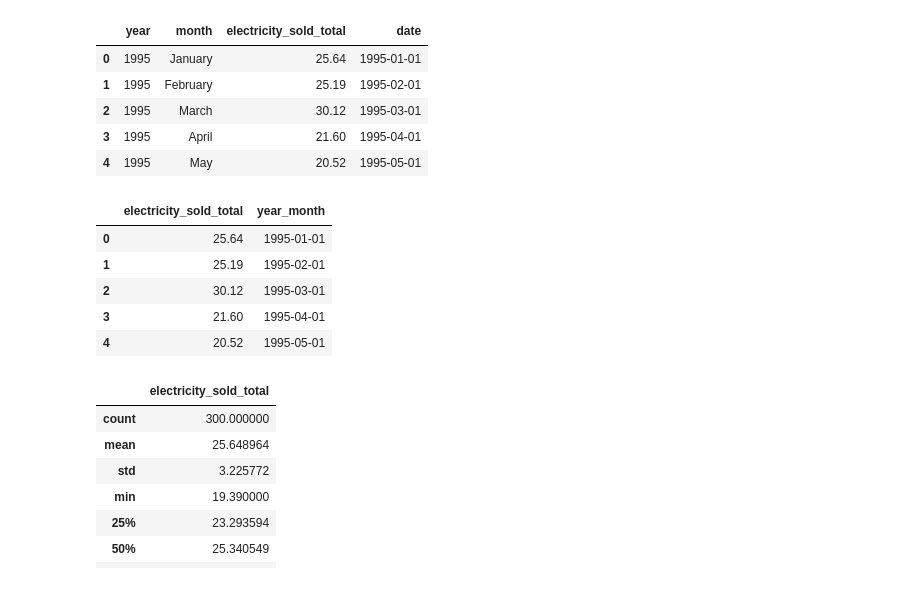
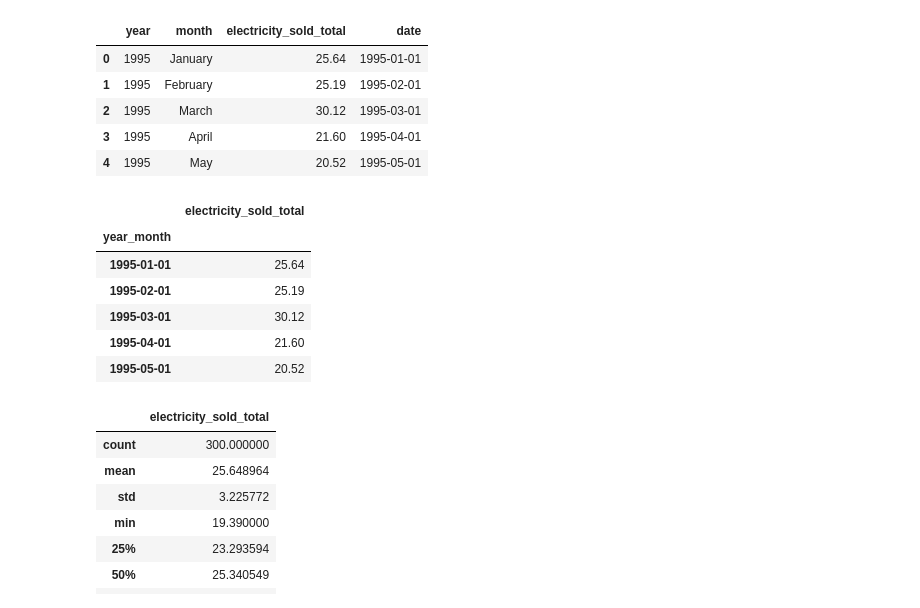
Before and after one commit to robynfsj/cfg-big-data-challenge, a Jupyter notebook: notebooks/submission.ipynb, the cells around one changed output. Cells and saved outputs as stored; diff of their text form; code cells hidden in the pictures.

```diff
--- a/notebooks/submission.ipynb
+++ b/notebooks/submission.ipynb
@@ -1323,31 +1323,35 @@ elec_sold.head()
 # %%
 # Wrangle dataframe to match format used when model was run in a separate file
 # prior to displaying it here.
 
 # Create dataframe.
 df = pd.DataFrame(elec_sold)
 
 # Organise columns.
 df.rename(columns={'date': 'year_month'}, inplace=True)
 df.drop(['year', 'month'], axis=1, inplace=True)
 
 # Drop 2020 dates
 df.drop(305, axis=0,inplace=True)
 df.drop(304, axis=0,inplace=True)
 df.drop(303, axis=0,inplace=True)
 df.drop(302, axis=0,inplace=True)
 df.drop(301, axis=0,inplace=True)
 df.drop(300, axis=0,inplace=True)
 
+# Set date column as index
+df.set_index('year_month',inplace=True)
+
 # Check dataframe.
 df.head()
 # %% [output]
-|  | electricity_sold_total | year_month |
-| 0 | 25.64 | 1995-01-01 |
-| 1 | 25.19 | 1995-02-01 |
-| 2 | 30.12 | 1995-03-01 |
-| 3 | 21.60 | 1995-04-01 |
-| 4 | 20.52 | 1995-05-01 |
+|  | electricity_sold_total |
+| year_month |  |
+| 1995-01-01 | 25.64 |
+| 1995-02-01 | 25.19 |
+| 1995-03-01 | 30.12 |
+| 1995-04-01 | 21.60 |
+| 1995-05-01 | 20.52 |
 # %%
 # Get descriptive statistics.
 df.describe()
```
Also changed, not shown: parts of 13 cells of this notebook.
